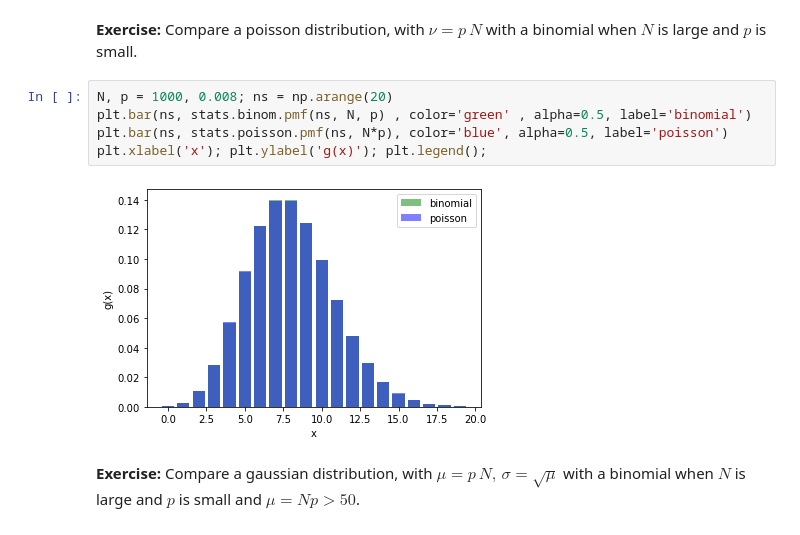
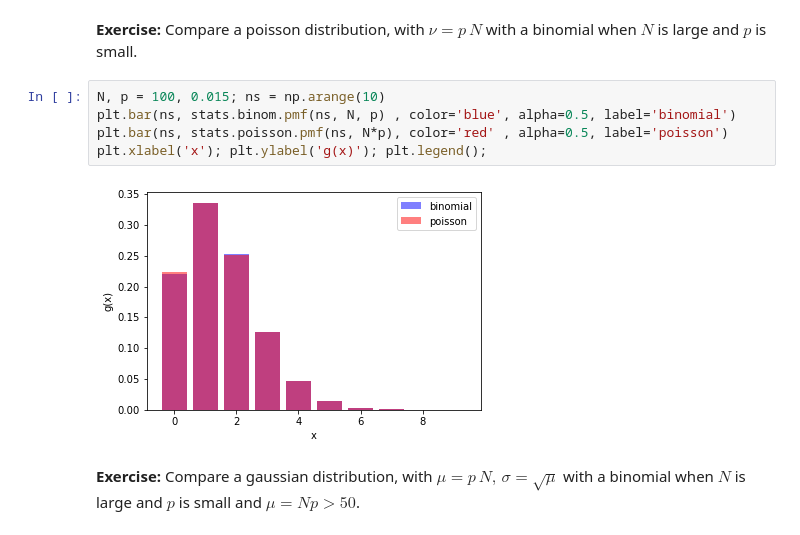
Before and after one commit to jahernando/USC-TA, a Jupyter notebook: ta_basic_concepts.ipynb, the cells around one changed output. Saved outputs shown, nothing was run; the diff lists cells and outputs as text.

```diff
--- a/ta_basic_concepts.ipynb
+++ b/ta_basic_concepts.ipynb
@@ -204,12 +204,12 @@ When we take n values of $x$, gaussian distributed, with mean $\mu$ and sigma $\
 # %% [markdown]
 **Exercise:** Compare a poisson distribution, with $\nu=p \, N$ with a binomial when $N$ is large and $p$ is small.
 # %%
-N, p = 1000, 0.008; ns = np.arange(20)
-plt.bar(ns, stats.binom.pmf(ns, N, p) , color='green' , alpha=0.5, label='binomial')
-plt.bar(ns, stats.poisson.pmf(ns, N*p), color='blue', alpha=0.5, label='poisson')
+N, p = 100, 0.015; ns = np.arange(10)
+plt.bar(ns, stats.binom.pmf(ns, N, p) , color='blue', alpha=0.5, label='binomial')
+plt.bar(ns, stats.poisson.pmf(ns, N*p), color='red' , alpha=0.5, label='poisson')
 plt.xlabel('x'); plt.ylabel('g(x)'); plt.legend();
 # %% [output]
-[figure, old version]
+[figure, new version]
 # %% [markdown]
 **Exercise:** Compare a gaussian distribution, with $\mu=p \, N, \, \sigma = \sqrt{\mu}$ with a binomial when $N$ is large and $p$ is small and $\mu = N p > 50$.
 # %%
```
Also changed, not shown: parts of 11 cells of this notebook, 1 other file.
